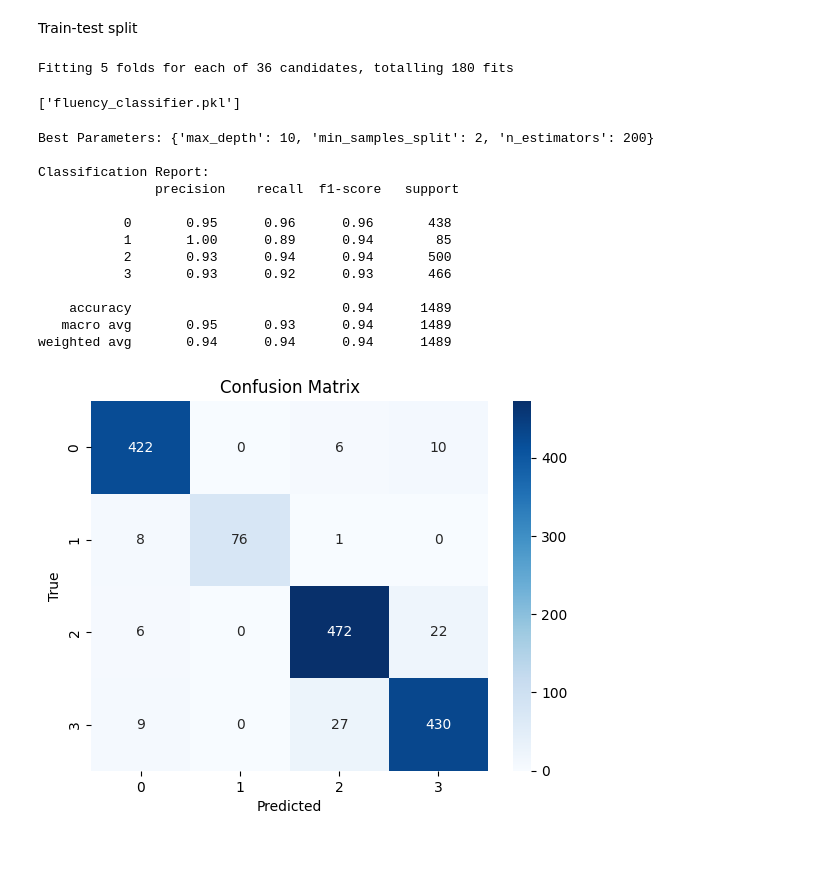
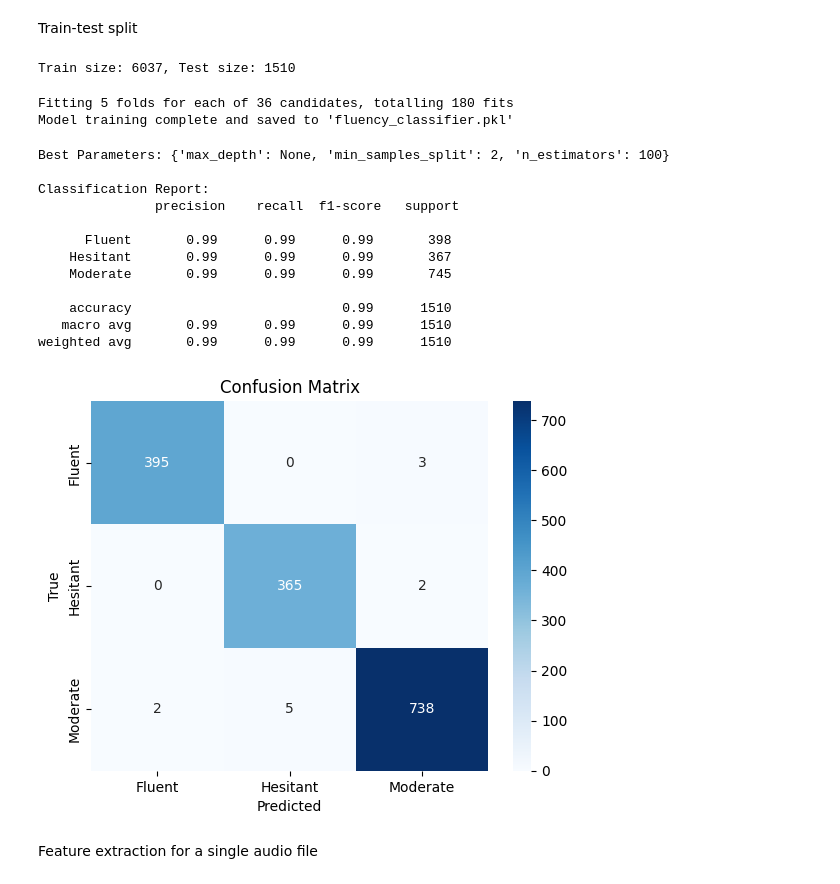
Before and after one commit to lemon-mochi/AI-Based-Public-Speaking-Feedback-System, a Jupyter notebook: Main.ipynb, the cells around one changed output. Drawn from its saved outputs; the diff is of its cells as text; code cells hidden in the pictures; blank space fills up the shorter version.

```diff
--- a/Main.ipynb
+++ b/Main.ipynb
@@ -263,7 +312,7 @@ def filter_outliers(df, cols):
     return df
 #df_filtered = filter_outliers(df, df.columns[1:])
 
-def cap_outliers(df, cols, lower_percentile=0.05, upper_percentile=0.85):
+def cap_outliers(df, cols, lower_percentile=0.15, upper_percentile=0.85):
     for col in cols:
         lower_bound = df[col].quantile(lower_percentile)
         upper_bound = df[col].quantile(upper_percentile)
@@ -388,14 +507,23 @@ df_filtered.groupby('cluster')[['f0_mean', 'rms_mean', 'zcr_mean']].mean()
 # %% [markdown]
 Train-test split
 # %%
-features = ['mfcc_' + str(i) for i in range(21)] + ['f0_mean', 'rms_mean', 'zcr_mean']
-X = df_filtered[features]
-y = df_filtered['cluster']
+features = [
+    'f0_mean', 'rms_mean', 'zcr_mean', 'pitch_variation', 'energy_stability',
+    'pause_frequency', 'pause_duration', 'speaking_rate',
+    'articulation_rate', 'mfcc_variance', 'spectral_centroid'
+]
 
-# split the data into 20% test and 80% validation
+X = df_final[features]
+y = df_final['cluster']  # Cluster labels (Fluent, Hesitant, Moderate → 0, 1, 2)
+
+# Split into train/test
 X_train, X_test, y_train, y_test = train_test_split(
     X, y, test_size=0.2, stratify=y, random_state=42
 )
+
+print(f"Train size: {len(X_train)}, Test size: {len(X_test)}")
+# %% [output]
+Train size: 6037, Test size: 1510
 # %%
 # Define the parameter grid
 param_grid = {
@@ -404,7 +532,7 @@ param_grid = {
     'min_samples_split': [2, 5, 10]
 }
 
-# Grid search with 5-fold CV
+# Grid search with 5-fold cross-validation
 grid_search = GridSearchCV(
     RandomForestClassifier(random_state=42),
     param_grid,
@@ -414,39 +542,63 @@ grid_search = GridSearchCV(
     n_jobs=-1
 )
 
+# Fit model on updated features and cluster labels
 grid_search.fit(X_train, y_train)
+
+# Best model after tuning
 best_model = grid_search.best_estimator_
+
+# Save the trained model for testing
 joblib.dump(best_model, 'fluency_classifier.pkl')
+print("Model training complete and saved to 'fluency_classifier.pkl'")
 # %% [output]
 Fitting 5 folds for each of 36 candidates, totalling 180 fits
+Model training complete and saved to 'fluency_classifier.pkl'
-['fluency_classifier.pkl']
 # %%
+# Predict on test set
 y_pred = best_model.predict(X_test)
 
+# Label mapping (adjust if needed)
+label_mapping = {
+    0: "Fluent",
+    1: "Unclear",
+    2: "Moderate"
+}
+
+# Convert to readable labels
+y_test_named = y_test.map(label_mapping)
+y_pred_named = pd.Series(y_pred).map(label_mapping)
+
+# Print best parameters
 print("Best Parameters:", grid_search.best_params_)
-print("\nClassification Report:\n", classification_report(y_test, y_pred))
+
+# Classification report with readable labels
+print("\nClassification Report:\n", classification_report(y_test_named, y_pred_named))
 
 # Confusion Matrix
-cm = confusion_matrix(y_test, y_pred)
+labels = list(label_mapping.values())
+cm = confusion_matrix(y_test_named, y_pred_named, labels=labels)
+
 sns.heatmap(cm, annot=True, fmt='d', cmap='Blues',
-            xticklabels=best_model.classes_,
-            yticklabels=best_model.classes_)
+            xticklabels=labels,
+            yticklabels=labels)
 plt.xlabel('Predicted')
 plt.ylabel('True')
 plt.title('Confusion Matrix')
 plt.show()
 # %% [output]
-Best Parameters: {'max_depth': 10, 'min_samples_split': 2, 'n_estimators': 200}
+Best Parameters: {'max_depth': None, 'min_samples_split': 2, 'n_estimators': 100}
 
 Classification Report:
                precision    recall  f1-score   support
 
-           0       0.95      0.96      0.96       438
-           1       1.00      0.89      0.94        85
-           2       0.93      0.94      0.94       500
-           3       0.93      0.92      0.93       466
+      Fluent       0.99      0.99      0.99       398
+    Hesitant       0.99      0.99      0.99       367
+    Moderate       0.99      0.99      0.99       745
 
-    accuracy                           0.94      1489
-   macro avg       0.95      0.93      0.94      1489
-weighted avg       0.94      0.94      0.94      1489
+    accuracy                           0.99      1510
+   macro avg       0.99      0.99      0.99      1510
+weighted avg       0.99      0.99      0.99      1510
-[figure, old version]
+[figure, new version]
+# %% [markdown]
+Feature extraction for a single audio file
```
Also changed, not shown: parts of 20 cells of this notebook.
